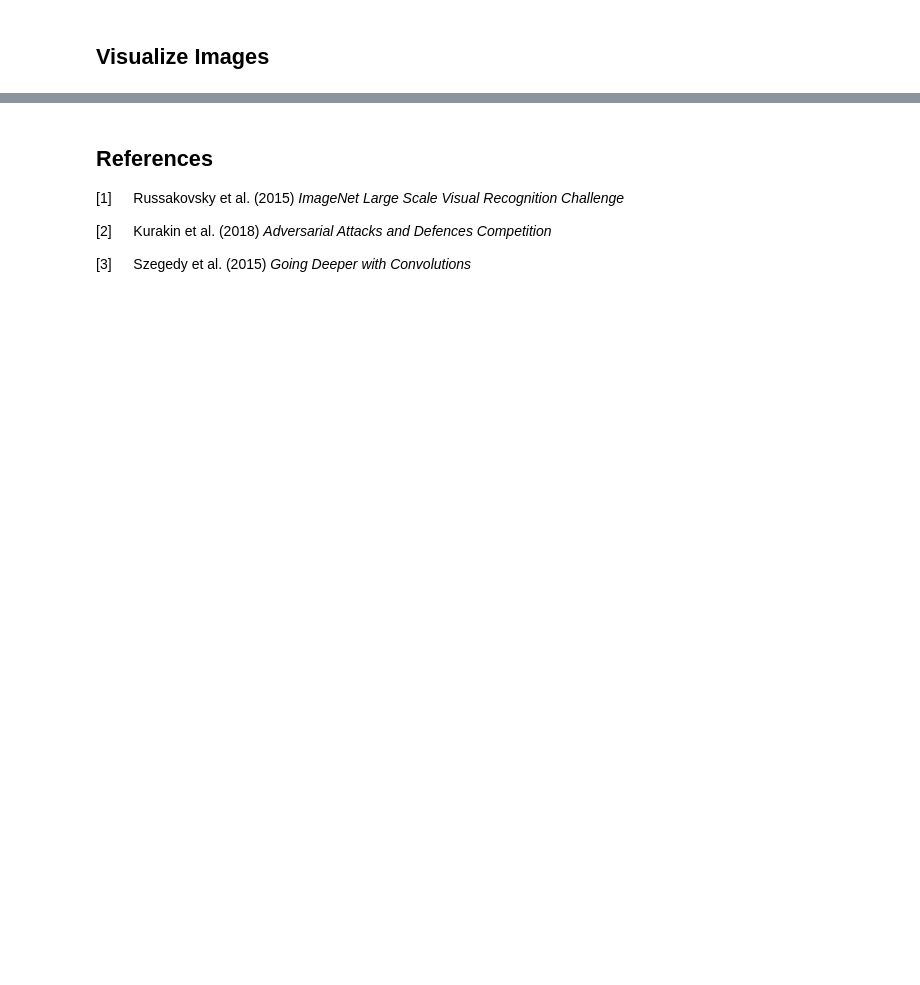
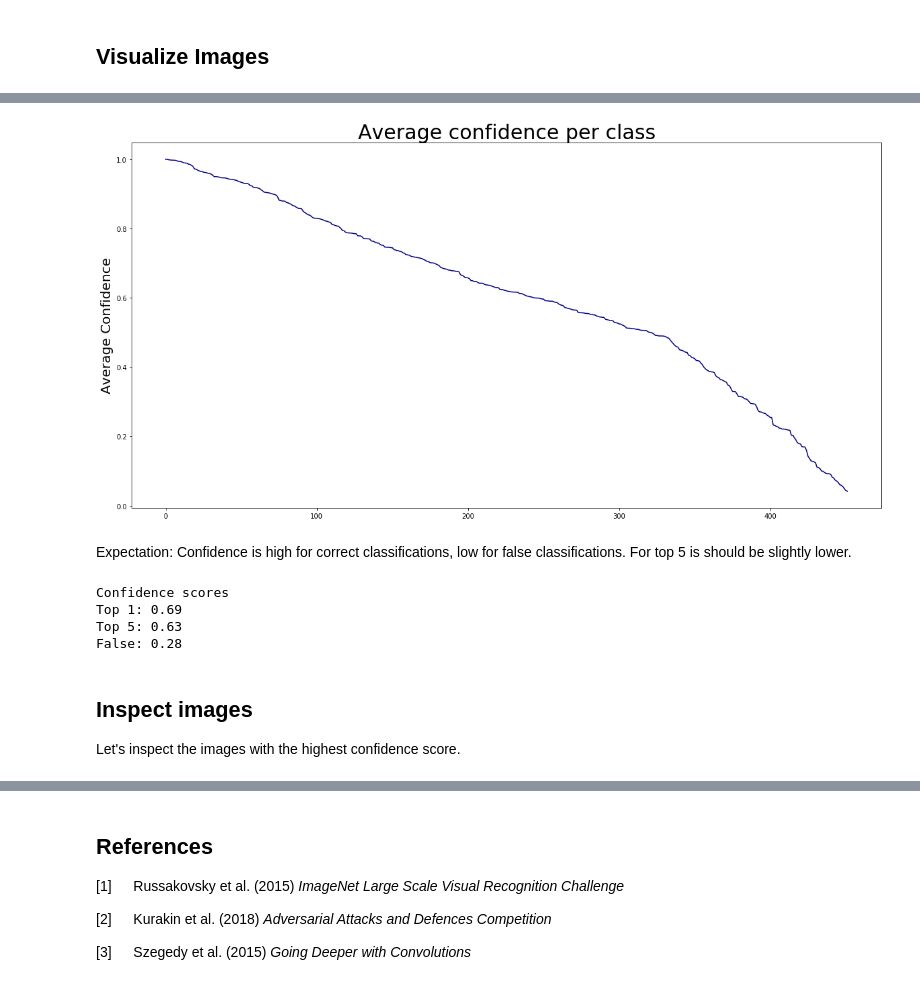
Before and after one commit to daved01/Adversarial_Examples_GANs, a Jupyter notebook: 00_Helper-Functions.ipynb, the cells around one changed output, grey strips where cells are left out. Saved outputs shown, nothing was run; the diff lists cells and outputs as text; code cells hidden in the pictures; blank space fills up the shorter version.

Commit message:
Finished data exploration

```diff
--- a/00_Helper-Functions.ipynb
+++ b/00_Helper-Functions.ipynb
@@ -223,0 +305,3 @@ def plot_examples(image_clean, image_adv, conf_clean, conf_adv, label_clean, lab
+# %%
+result = pd.read_csv("results/googleNet_ImageNet_clean.csv", index_col=0)
+result = result.rename(columns={"Label": "Class Index"})
@@ -223,0 +356,4 @@ def plot_examples(image_clean, image_adv, conf_clean, conf_adv, label_clean, lab
+# %%
+print("Number of distinct classes in data: " + str(len(result["Class Index"].unique())))
+
+result_aggregated.sort_values(by=["Frequency"], ascending=False, inplace=False)[0:10]
@@ -223,0 +375,3 @@ def plot_examples(image_clean, image_adv, conf_clean, conf_adv, label_clean, lab
+# %%
+# Highest confidence scores
+result_aggregated.sort_values(by=["Confidence Mean"], ascending=False, inplace=False)[0:10]
@@ -223,0 +390,3 @@ def plot_examples(image_clean, image_adv, conf_clean, conf_adv, label_clean, lab
+# %%
+# Lowest confidence scores
+result_aggregated.sort_values(by=["Confidence Mean"], ascending=True, inplace=False)[0:10]
@@ -223,0 +405,25 @@ def plot_examples(image_clean, image_adv, conf_clean, conf_adv, label_clean, lab
+# %%
+plt.plot(result_aggregated["Confidence Mean"], color='navy')
+plt.xticks()
+plt.title("Average confidence per class", fontsize=30)
+plt.ylabel("Average Confidence", fontsize=20)
+plt.savefig("plots/Adversarial-Examples_Average-confidence-per-class.pdf")
+plt.savefig("plots/png/Adversarial-Examples_Average-confidence-per-class.png")
+# %% [output]
+[figure, added]
+# %% [markdown]
+Expectation: Confidence is high for correct classifications, low for false classifications. For top 5 is should be slightly lower.
+# %%
+conf_top1 = np.mean(result.loc[result["Accuracy Top 1"] == 1]["Confidence"])
+conf_top5 = np.mean(result.loc[result["Accuracy Top 5"] == 1]["Confidence"])
+conf_false = np.mean(result.loc[result["Accuracy Top 1"] == 0]["Confidence"])
+print("Confidence scores\nTop 1: {:.2f}\nTop 5: {:.2f}\nFalse: {:.2f}".format(conf_top1, conf_top5, conf_false))
+# %% [output]
+Confidence scores
+Top 1: 0.69
+Top 5: 0.63
+False: 0.28
+# %% [markdown]
+## Inspect images
+
+Let's inspect the images with the highest confidence score.
```
Also changed, not shown: parts of 26 cells of this notebook, 27 other files.
